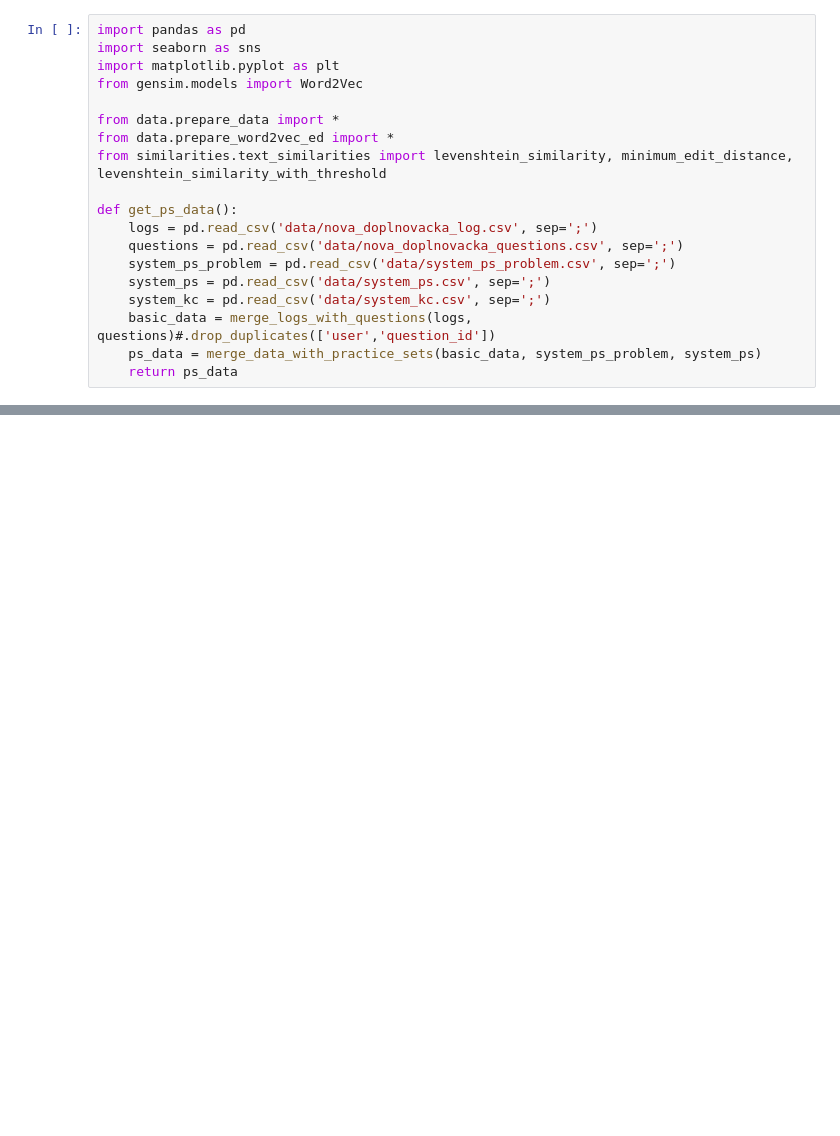
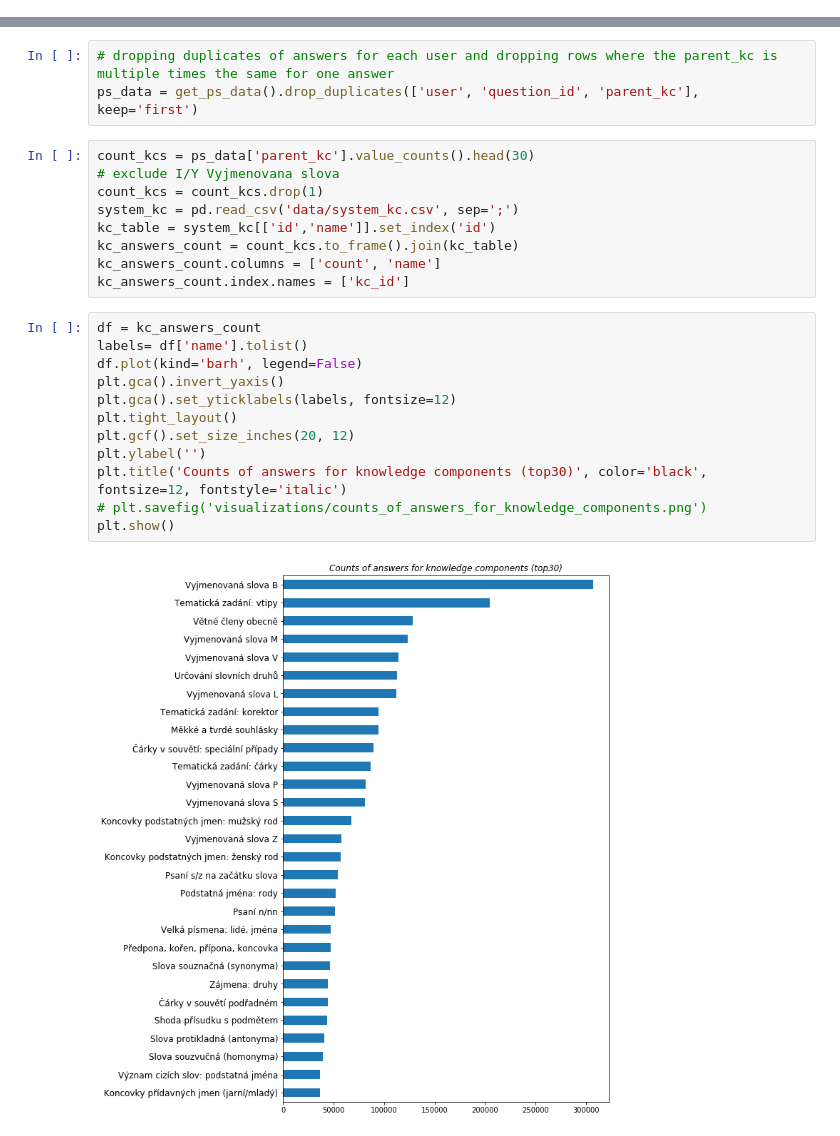
Before and after one commit to danci5/items-projection-thesis, a Jupyter notebook: counts_of_answers_questions.ipynb, the cells around one changed output, grey strips where cells are left out. Drawn from its saved outputs; the diff is of its cells as text; blank space fills up the shorter version.

Commit message:
counts notebook revision completed

```diff
--- a/counts_of_answers_questions.ipynb
+++ b/counts_of_answers_questions.ipynb
@@ -138,19 +0,0 @@ if __name__ == '__main__':
-# %%
-import pandas as pd
-import seaborn as sns
-import matplotlib.pyplot as plt
-from gensim.models import Word2Vec
-
-from data.prepare_data import *
-from data.prepare_word2vec_ed import *
-from similarities.text_similarities import levenshtein_similarity, minimum_edit_distance, levenshtein_similarity_with_threshold
-
-def get_ps_data():
-    logs = pd.read_csv('data/nova_doplnovacka_log.csv', sep=';')
-    questions = pd.read_csv('data/nova_doplnovacka_questions.csv', sep=';')
-    system_ps_problem = pd.read_csv('data/system_ps_problem.csv', sep=';')
-    system_ps = pd.read_csv('data/system_ps.csv', sep=';')
-    system_kc = pd.read_csv('data/system_kc.csv', sep=';')
-    basic_data = merge_logs_with_questions(logs, questions)#.drop_duplicates(['user','question_id'])
-    ps_data = merge_data_with_practice_sets(basic_data, system_ps_problem, system_ps)
-    return ps_data
@@ -304,0 +10,26 @@ plt.show()
+# %%
+# dropping duplicates of answers for each user and dropping rows where the parent_kc is multiple times the same for one answer
+ps_data = get_ps_data().drop_duplicates(['user', 'question_id', 'parent_kc'], keep='first')
+# %%
+count_kcs = ps_data['parent_kc'].value_counts().head(30)
+# exclude I/Y Vyjmenovana slova
+count_kcs = count_kcs.drop(1)
+system_kc = pd.read_csv('data/system_kc.csv', sep=';')
+kc_table = system_kc[['id','name']].set_index('id')
+kc_answers_count = count_kcs.to_frame().join(kc_table)
+kc_answers_count.columns = ['count', 'name']
+kc_answers_count.index.names = ['kc_id']
+# %%
+df = kc_answers_count
+labels= df['name'].tolist()
+df.plot(kind='barh', legend=False)
+plt.gca().invert_yaxis()
+plt.gca().set_yticklabels(labels, fontsize=12)
+plt.tight_layout()
+plt.gcf().set_size_inches(20, 12)
+plt.ylabel('')
+plt.title('Counts of answers for knowledge components (top30)', color='black', fontsize=12, fontstyle='italic')
+# plt.savefig('visualizations/counts_of_answers_for_knowledge_components.png')
+plt.show()
+# %% [output]
+[figure, added]
```
Also changed, not shown: parts of 48 cells of this notebook, 1 other file.
